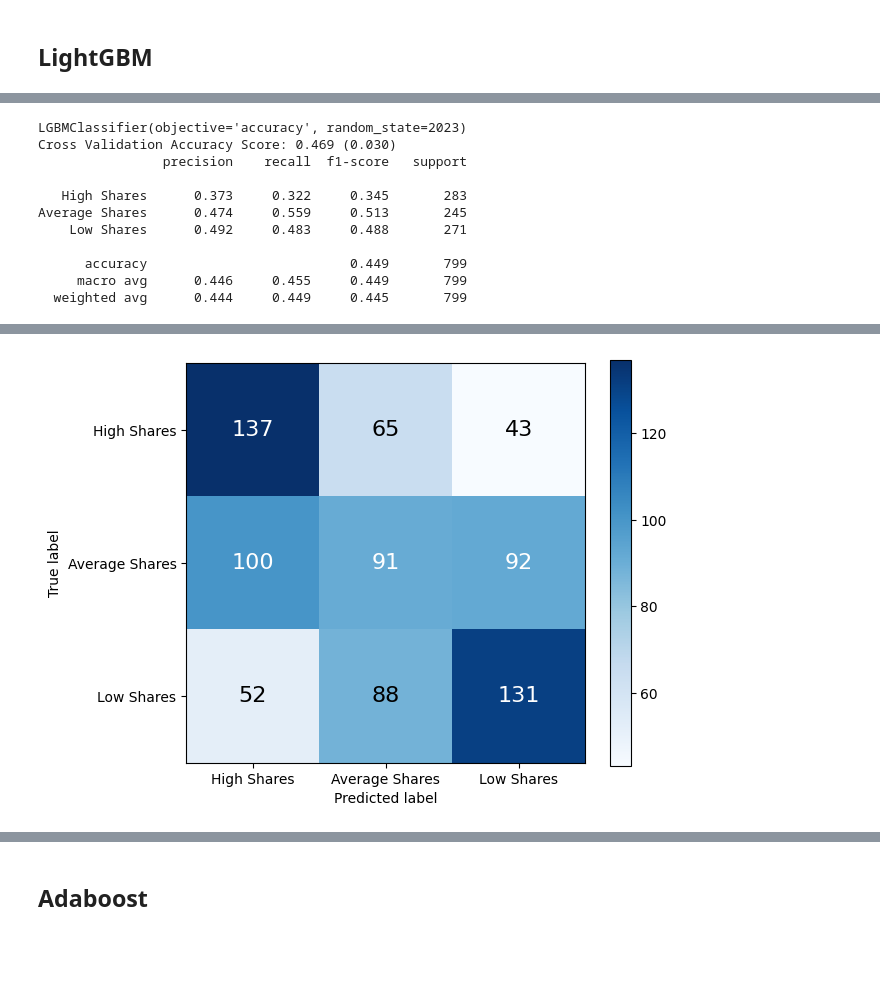
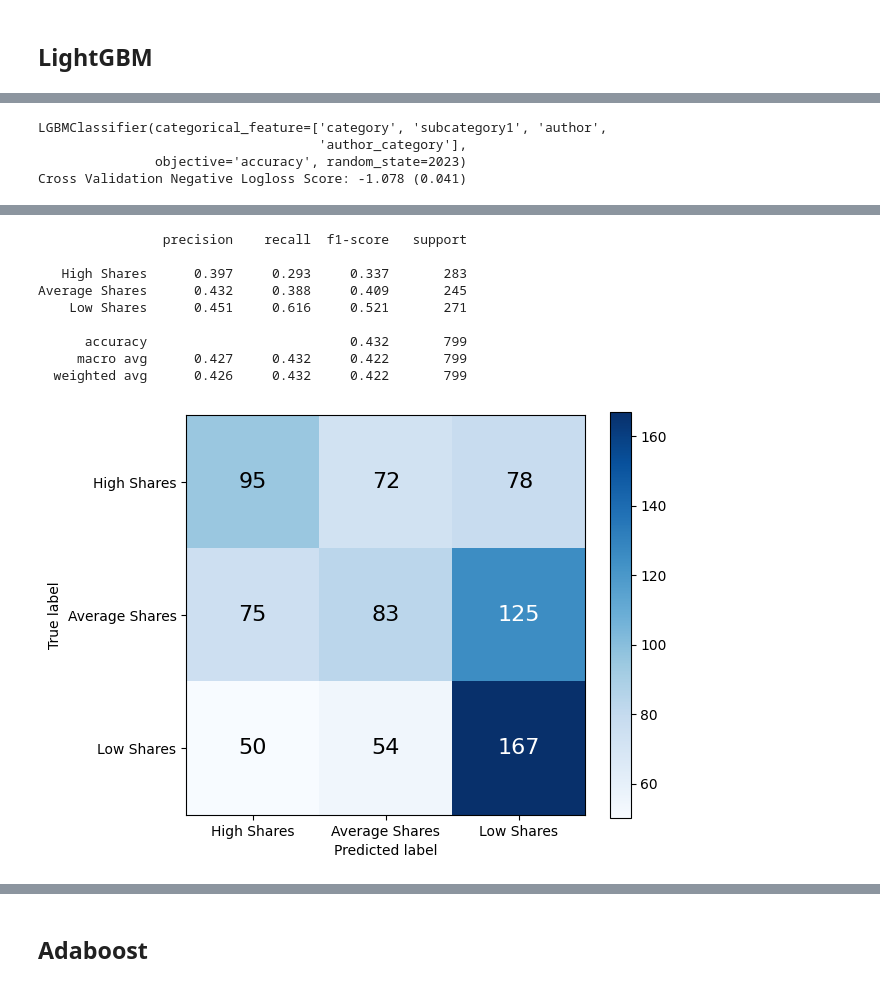
Before and after one commit to ChuanPoYan/IS4242-Project, a Jupyter notebook: The Smart Local Modelling.ipynb, the cells around one changed output, grey strips where cells are left out. Cells and saved outputs as stored; diff of their text form; code cells hidden in the pictures; blank space fills up the shorter version.

```diff
--- a/The Smart Local Modelling.ipynb
+++ b/The Smart Local Modelling.ipynb
@@ -130,3 +137,11 @@ y_test = pd.read_csv('./dataset/SmartLocal/y_test.csv').to_numpy().ravel()
+# %%
+categorical_cols = X_train_tree.select_dtypes(include='O').keys().tolist()
+
+label_encoder = LabelEncoder()
+
+for col in categorical_cols:
+    X_train_tree[col] = label_encoder.fit_transform(X_train_tree[col].astype(str))
+    X_test_tree[col] = label_encoder.fit_transform(X_test_tree[col].astype(str))
 # %% [markdown]
 # Scaling Data
 # %%
@@ -443,14 +458,16 @@ pickle.dump(rf_best_model, open('./dataset/Model/rf_best_model.pkl', 'wb'))
 # %%
 cb_base_model = cb.CatBoostClassifier(
     objective='MultiClass',
+    cat_features=categorical_cols,
+    allow_writing_files=False,
     random_state=rand_state,
     verbose=False
 )
 print(cb_base_model.get_params())
 
-get_mean_cvs(cb_base_model, X_train, y_train)
+get_mean_cvs(cb_base_model, X_train_tree, y_train_tree)
 
-cb_base_model.fit(X_train, y_train, verbose=False)
-y_pred_cb_base = cb_base_model.predict(X_test)
-evaluate_model(y_test, y_pred_cb_base)
+cb_base_model.fit(X_train_tree, y_train_tree, verbose=False)
+y_pred_cb_base = cb_base_model.predict(X_test_tree)
+evaluate_model(y_test_tree, y_pred_cb_base)
 # %% [output]
@@ -469,6 +486,6 @@ Average Shares      0.496     0.555     0.524       245
 # %%
 cb_GS = GridSearchCV(
-    cb.CatBoostClassifier(objective='MultiClass', random_state=rand_state, verbose=False),
+    cb.CatBoostClassifier(objective='MultiClass', cat_features=categorical_cols, random_state=rand_state, verbose=False),
     {
         'depth': [2, 5, 10],
         'n_estimators': [60, 100, 140],
@@ -477,14 +494,14 @@ cb_GS = GridSearchCV(
     },
     n_jobs=multiprocessing.cpu_count())
 
-cb_GS = cb_GS.fit(X_train, y_train)
+cb_GS = cb_GS.fit(X_train_tree, y_train_tree)
 
 cb_best_model = cb_GS.best_estimator_
 print(cb_best_model.get_params())
 
-get_mean_cvs(cb_best_model, X_train, y_train)
+get_mean_cvs(cb_best_model, X_train_tree, y_train_tree)
 
-cb_best_model.fit(X_train, y_train)
-y_pred_cb_best = cb_best_model.predict(X_test)
-evaluate_model(y_test, y_pred_cb_best)
+cb_best_model.fit(X_train_tree, y_train_tree)
+y_pred_cb_best = cb_best_model.predict(X_test_tree)
+evaluate_model(y_test_tree, y_pred_cb_best)
 # %% [output]
@@ -506,0 +534,2 @@ pickle.dump(cb_best_model, open('./dataset/Model/cb_best_model.pkl', 'wb'))
+# %%
+lgb_base_model.fit(X_train_tree, y_train_tree, categorical_feature=categorical_cols)
@@ -507,24 +542,18 @@ pickle.dump(cb_best_model, open('./dataset/Model/cb_best_model.pkl', 'wb'))
 # %%
 lgb_base_model = lgb.LGBMClassifier(
     objective='accuracy',
+    categorical_feature=categorical_cols,
     random_state=rand_state
 )
 print(lgb_base_model)
 
-get_mean_cvs(lgb_base_model, X_train, y_train)
+get_mean_cvs(lgb_base_model, X_train_tree, y_train_tree, fit_params={'categorical_feature': categorical_cols})
 
-lgb_base_model.fit(X_train, y_train)
-y_pred_lgb_base = lgb_base_model.predict(X_test)
-evaluate_model(y_test, y_pred_lgb_base)
+lgb_base_model.fit(X_train_tree, y_train_tree, categorical_feature=categorical_cols)
+y_pred_lgb_base = lgb_base_model.predict(X_test_tree)
+evaluate_model(y_test_tree, y_pred_lgb_base)
 # %% [output]
-LGBMClassifier(objective='accuracy', random_state=2023)
-Cross Validation Accuracy Score: 0.469 (0.030)
-                precision    recall  f1-score   support
-
-   High Shares      0.373     0.322     0.345       283
-Average Shares      0.474     0.559     0.513       245
-    Low Shares      0.492     0.483     0.488       271
-
-      accuracy                          0.449       799
-     macro avg      0.446     0.455     0.449       799
-  weighted avg      0.444     0.449     0.445       799
+LGBMClassifier(categorical_feature=['category', 'subcategory1', 'author',
+                                    'author_category'],
+               objective='accuracy', random_state=2023)
+Cross Validation Negative Logloss Score: -1.078 (0.041)
@@ -531,3 +562,12 @@ Average Shares      0.474     0.559     0.513       245
+                precision    recall  f1-score   support
+
+   High Shares      0.397     0.293     0.337       283
+Average Shares      0.432     0.388     0.409       245
+    Low Shares      0.451     0.616     0.521       271
+
+      accuracy                          0.432       799
+     macro avg      0.427     0.432     0.422       799
+  weighted avg      0.426     0.432     0.422       799
-[figure, old version]
+[figure, new version]
 # %%
 lgb_GS = GridSearchCV(
```
Also changed, not shown: parts of 13 cells of this notebook, 23 other files.
